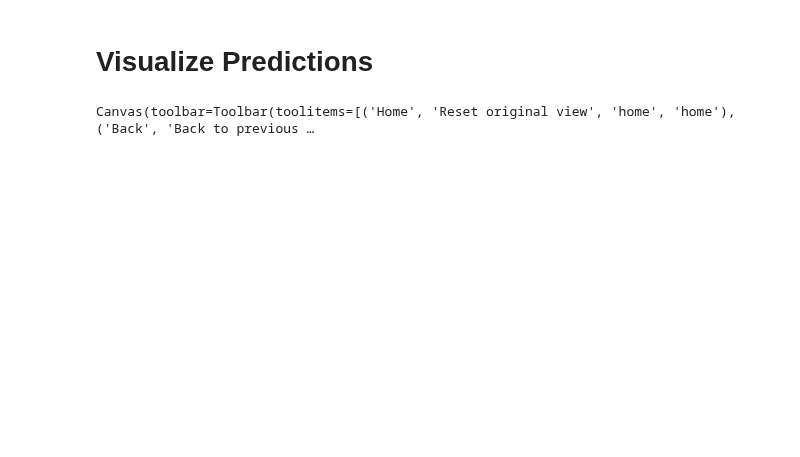
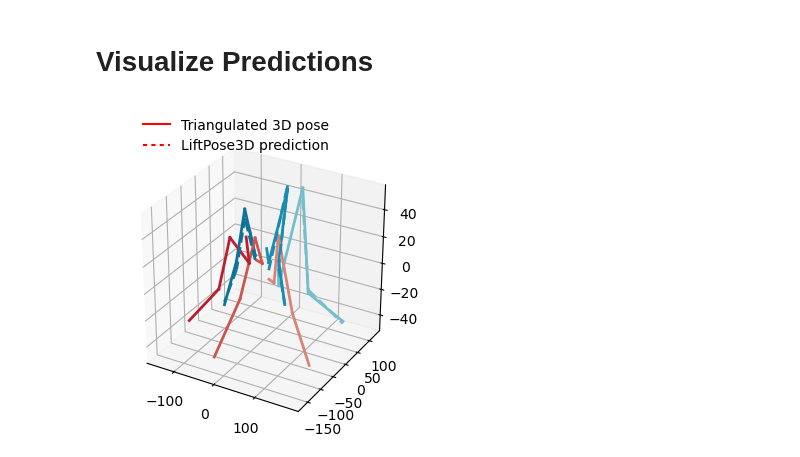
Before and after one commit to NeLy-EPFL/LiftPose3D, a Jupyter notebook: examples/fly_prism/fly_prism.ipynb, the cells around one changed output. Drawn from its saved outputs; the diff is of its cells as text; code cells hidden in the pictures; blank space fills up the shorter version.

Commit message:
working tether and prism

```diff
--- a/examples/fly_prism/fly_prism.ipynb
+++ b/examples/fly_prism/fly_prism.ipynb
@@ -84,25 +91,25 @@ stat_2d, stat_3d = (
     torch.load(par['out_dir'] + "/stat_2d.pth.tar"),
     torch.load(par['out_dir'] + "/stat_3d.pth.tar"),
 )
-test_3d_gt, test_3d_pred = load_test_results(data, stat_2d, stat_3d)
+test_3d_gt, test_3d_pred, good_keypts = load_test_results(data, stat_2d, stat_3d, prism=True)
 # %%
 # https://stackoverflow.com/a/38865534/7554774
 # conda install ipympl
-%matplotlib widget
+#%matplotlib widget
 from liftpose.preprocess import add_roots
-#%matplotlib inline
+%matplotlib inline
 from liftpose.plot import plot_pose_3d
 
 fig = plt.figure(figsize=plt.figaspect(1), dpi=100)
 ax = fig.add_subplot(111, projection='3d')
 #ax.view_init(elev=200, azim=60)
 
-t = 1000
-plot_pose_3d(ax, test_3d_gt[t],
-            test_3d_pred[t],
-            par_data["vis"]["bones"],
-            par_data["vis"]["limb_id"],
-            par_data["vis"]["colors"],
-            good_keypts=add_roots(data['good_keypts'], stat_3d["targets_3d"], len(stat_3d["mean"]))[t])
+t = 0
+plot_pose_3d(ax, tar=test_3d_gt[t],
+            pred=test_3d_pred[t],
+            bones=par_data["vis"]["bones"],
+            limb_id=par_data["vis"]["limb_id"],
+            colors=par_data["vis"]["colors"],
+            good_keypts=good_keypts[t])
 # %% [output]
-Canvas(toolbar=Toolbar(toolitems=[('Home', 'Reset original view', 'home', 'home'), ('Back', 'Back to previous …
+[figure, added]
```
Also changed, not shown: parts of 4 cells of this notebook, 14 other files.
